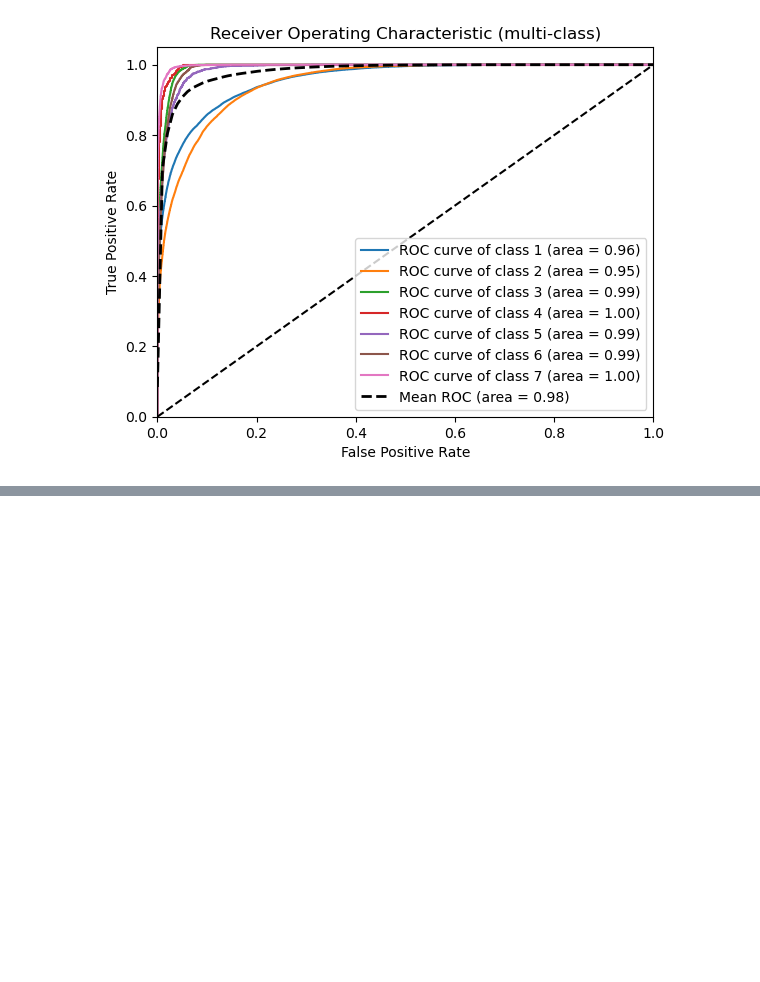
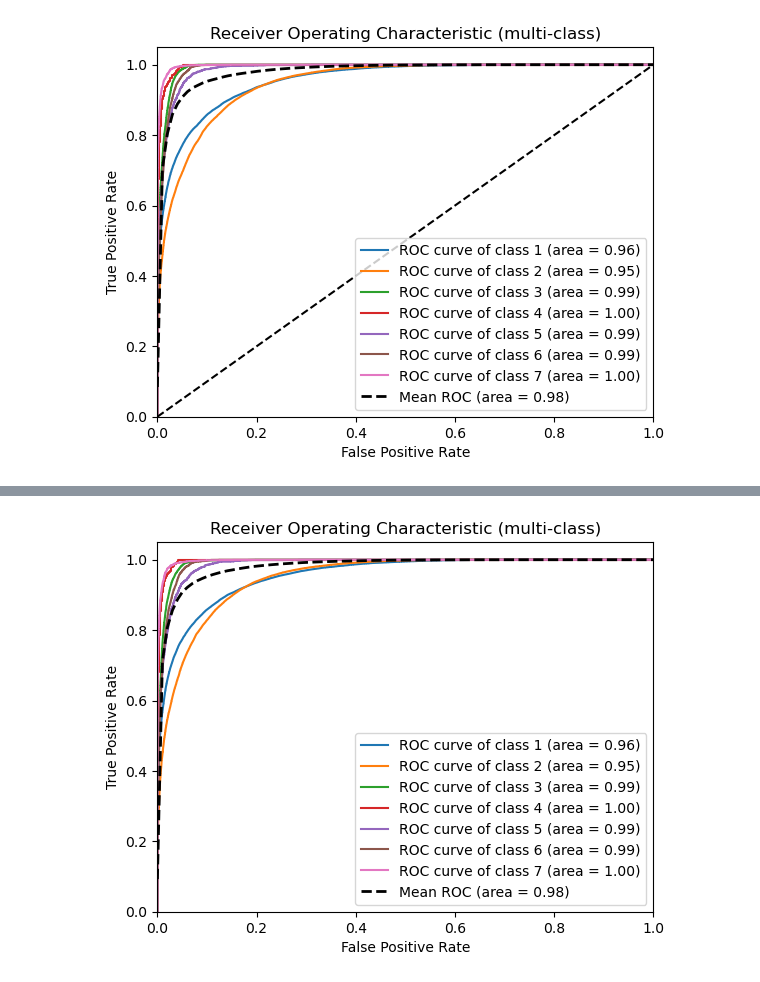
Before and after one commit to cristinar07/CS344, a Jupyter notebook: NN.ipynb, the cells around one changed output, grey strips where cells are left out. Drawn from its saved outputs; the diff is of its cells as text; code cells hidden in the pictures; blank space fills up the shorter version.

```diff
--- a/NN.ipynb
+++ b/NN.ipynb
@@ -131,3 +131,97 @@ Test Accuracy: 0.8401848673820496, Test AUC: 0.9864994287490845, Test Precision:
 Test F1 Score: 0.8395978997419682
 3632/3632 ━━━━━━━━━━━━━━━━━━━━ 1s 190us/step
 [figure]
+# %%
+import numpy as np
+import pandas as pd
+from sklearn.preprocessing import StandardScaler
+from tensorflow.keras.models import Sequential
+from tensorflow.keras.layers import Dense
+from tensorflow.keras.utils import to_categorical
+from tensorflow.keras.metrics import AUC, Precision, Recall
+import matplotlib.pyplot as plt
+from sklearn.metrics import roc_curve, auc, f1_score
+
+# Load data
+x_train = pd.read_csv('/Users/xingyuzhai/Desktop/CS 334 Final Project/CS344/X_train.csv')
+y_train = pd.read_csv('/Users/xingyuzhai/Desktop/CS 334 Final Project/CS344/y_train.csv')
+x_test = pd.read_csv('/Users/xingyuzhai/Desktop/CS 334 Final Project/CS344/X_test.csv')
+y_test = pd.read_csv('/Users/xingyuzhai/Desktop/CS 334 Final Project/CS344/y_test.csv')
+
+# Flatten and encode labels
+y_train = y_train.values.flatten()
+y_test = y_test.values.flatten()
+
+# Standardize features
+scaler = StandardScaler()
+x_train_scaled = scaler.fit_transform(x_train)
+x_test_scaled = scaler.transform(x_test)
+
+# Adjust labels for categorical encoding
+y_train -= y_train.min()
+y_test -= y_test.min()
+num_classes = len(np.unique(y_train))
+
+# One-hot encode labels
+y_train_encoded = to_categorical(y_train, num_classes)
+y_test_encoded = to_categorical(y_test, num_classes)
+
+# Build model
+model = Sequential([
+    Dense(128, activation='relu', input_shape=(x_train_scaled.shape[1],)),
+    Dense(64, activation='relu'),
+    Dense(num_classes, activation='softmax')
+])
+
+# Compile model
+model.compile(optimizer='adam',
+              loss='categorical_crossentropy',
+              metrics=['accuracy', AUC(name='auc'), Precision(), Recall()])
+
+# Train model
+history = model.fit(x_train_scaled, y_train_encoded, epochs=100, validation_data=(x_test_scaled, y_test_encoded))
+
+# Evaluate model
+test_loss, test_acc, test_auc, test_precision, test_recall = model.evaluate(x_test_scaled, y_test_encoded, verbose=2)
+print(f"Test Accuracy: {test_acc}, Test AUC: {test_auc}, Test Precision: {test_precision}, Test Recall: {test_recall}")
+
+# Calculate F1 score
+f1 = 2 * (test_precision * test_recall) / (test_precision + test_recall)
+print(f"Test F1 Score: {f1}")
+
+# Predict probabilities for ROC
+y_test_probs = model.predict(x_test_scaled)
+
+# Compute ROC curve and ROC area for each class
+fpr = dict()
+tpr = dict()
+roc_auc = dict()
+all_fpr = np.linspace(0, 1, 100)
+
+# Store interpolated TPRs
+mean_tpr = np.zeros_like(all_fpr)
+for i in range(num_classes):
+    fpr[i], tpr[i], _ = roc_curve(y_test_encoded[:, i], y_test_probs[:, i])
+    roc_auc[i] = auc(fpr[i], tpr[i])
+    plt.plot(fpr[i], tpr[i], label=f'ROC curve of class {i+1} (area = {roc_auc[i]:0.2f})')
+
+    # Interpolate TPR for this class and add to mean_tpr
+    mean_tpr += np.interp(all_fpr, fpr[i], tpr[i])
+
+# Calculate average TPR and AUC
+mean_tpr /= num_classes
+mean_auc = auc(all_fpr, mean_tpr)
+
+# Plot the average ROC curve
+plt.plot(all_fpr, mean_tpr, 'k--', label=f'Mean ROC (area = {mean_auc:0.2f})', linewidth=2)
+
+# Plot settings
+# plt.plot([0, 1], [0, 1], 'k--')
+plt.xlim([0.0, 1.0])
+plt.ylim([0.0, 1.05])
+plt.xlabel('False Positive Rate')
+plt.ylabel('True Positive Rate')
+plt.title('Receiver Operating Characteristic (multi-class)')
+plt.legend(loc="lower right")
+plt.show()
+# %% [output]
@@ -133,0 +246 @@ Test F1 Score: 0.8395978997419682
+[figure, added]
```
Also changed, not shown: parts of 1 cell of this notebook, 1 other file.
